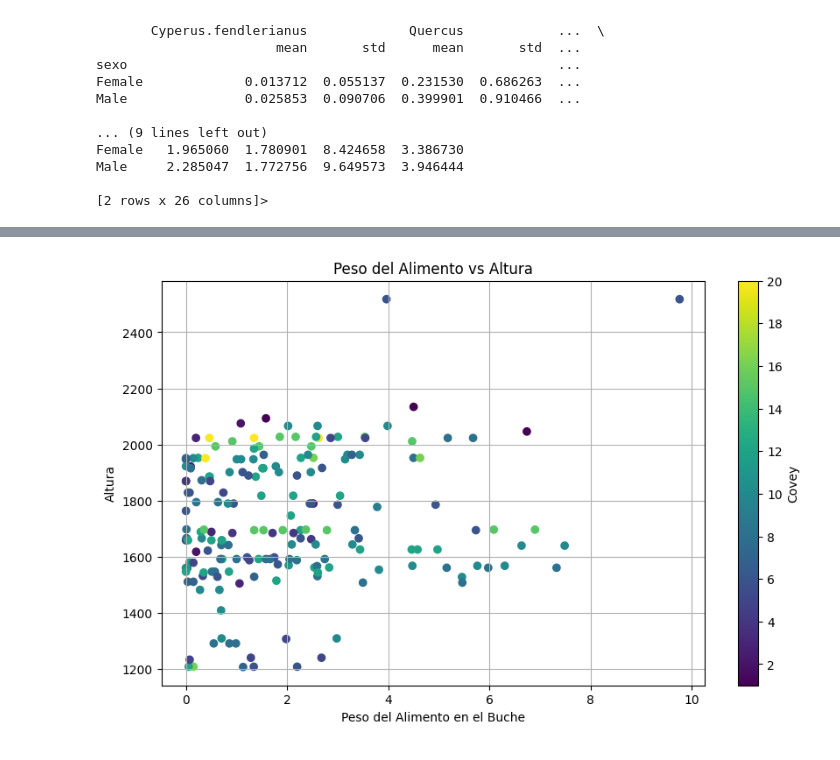
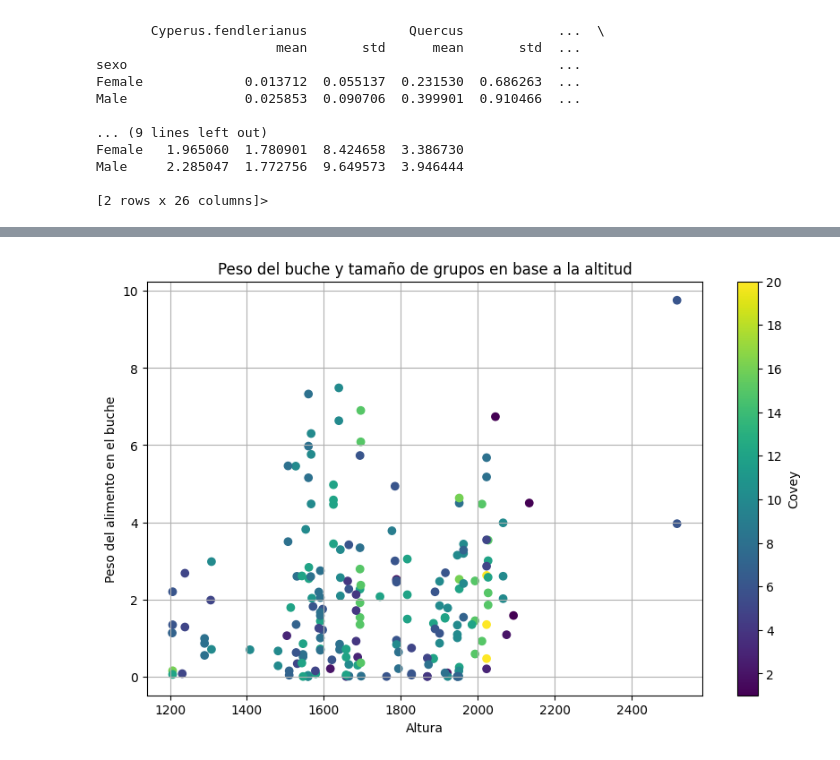
Before and after one commit to fofojaramillo/codornices-proyecto, a Jupyter notebook: eda.ipynb, the cells around one changed output, grey strips where cells are left out. Saved outputs shown, nothing was run; the diff lists cells and outputs as text; code cells hidden in the pictures.

Commit message:
scatter-fix2

```diff
--- a/eda.ipynb
+++ b/eda.ipynb
@@ -425,30 +441,30 @@ for column in interesting_col_MH:
 # %%
 # Filtrar registros que no tengan valores nulos en las columnas relevantes
-df_con_datos = df_grouped.dropna(subset=['peso total', 'altitud', 'covey'])
+df_con_datos = df_grouped.dropna()
 
 # Crear un scatter plot
 plt.figure(figsize=(10, 6))
 
 # Utiliza el método scatter de matplotlib con el tamaño y el color especificados por 'covey'
-scatter = plt.scatter(df_con_datos['peso total'], df_con_datos['altitud'],
+scatter = plt.scatter(df_con_datos['altitud'], df_con_datos['peso total'],
                       c=df_con_datos['covey'], cmap='viridis')
 
 # Agregar una barra de colores para representar la variable 'covey'
 cbar = plt.colorbar(scatter)
 
 # Establecer intervalos de ticks en la barra de colores para que sean valores enteros
 cbar.locator = plt.MaxNLocator(integer=True)
 cbar.update_ticks()
 
 cbar.set_label('Covey')
 
 # Añadir etiquetas y título
-plt.title('Peso del Alimento vs Altura')
-plt.xlabel('Peso del Alimento en el Buche')
-plt.ylabel('Altura')
+plt.title('Peso del buche y tamaño de grupos en base a la altitud')
+plt.xlabel('Altura')
+plt.ylabel('Peso del alimento en el buche')
 plt.grid(True)
 
 # Mostrar el gráfico
 plt.show()
 # %% [output]
-[figure, old version]
+[figure, new version]
```
Also changed, not shown: parts of 5 cells of this notebook.
